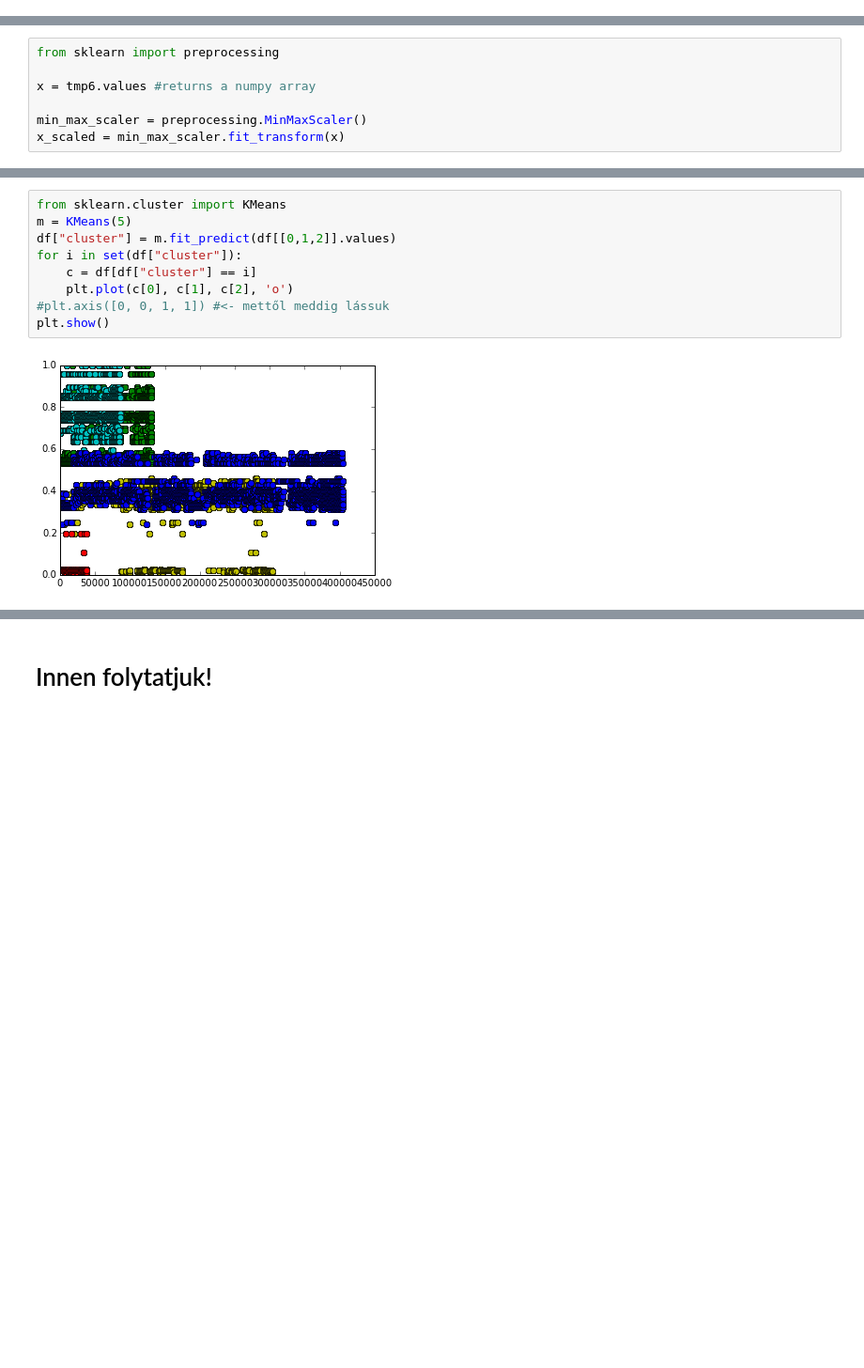
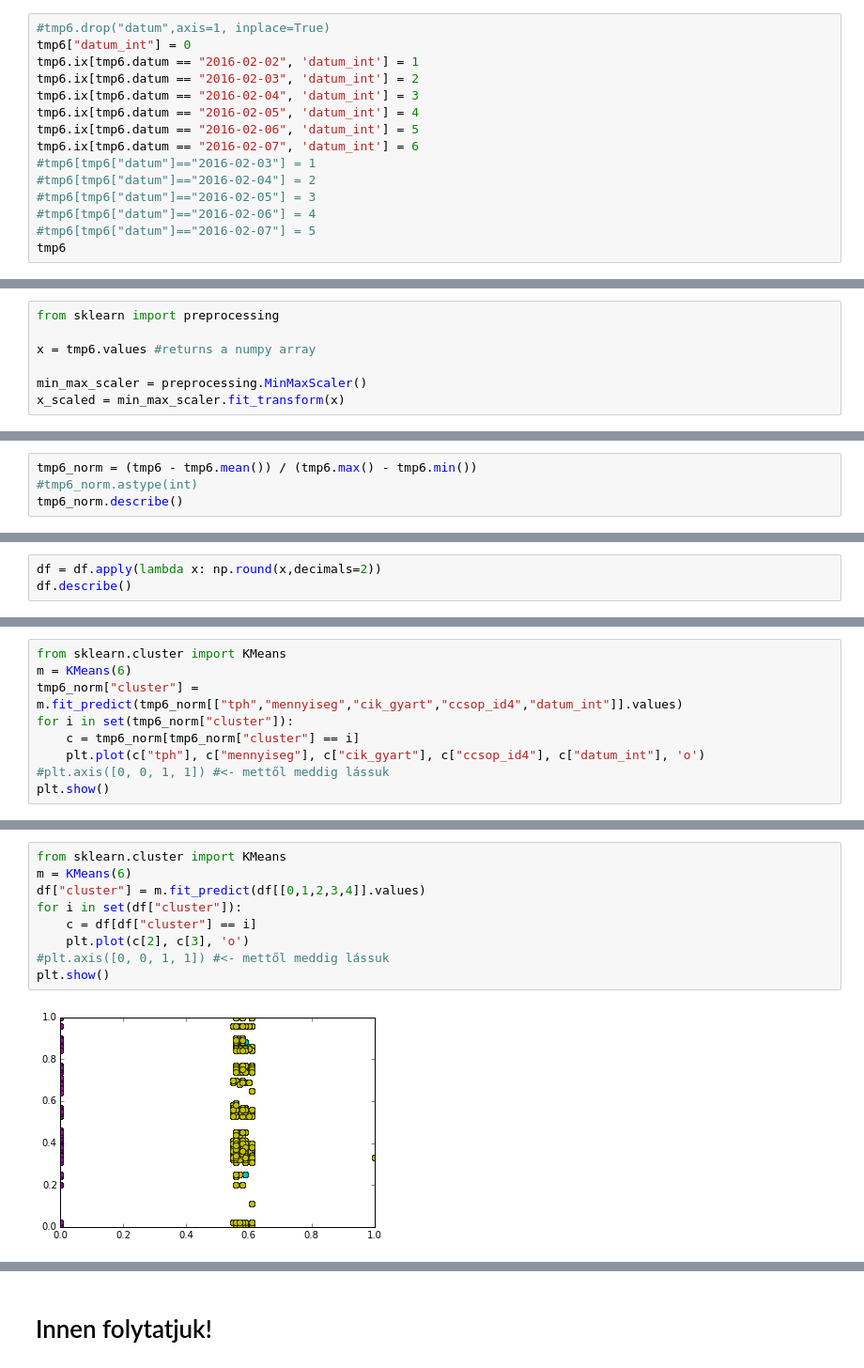
Before and after one commit to illenyi/adatbanyaszkodas, a Jupyter notebook: Adatbányászat-új-vizeken.ipynb, the cells around one changed output, grey strips where cells are left out. Shown: that part at 94% size. Cells and saved outputs as stored; diff of their text form; blank space fills up the shorter version.

```diff
--- a/Adatbányászat-új-vizeken.ipynb
+++ b/Adatbányászat-új-vizeken.ipynb
@@ -780,0 +809,15 @@ d.plot(kind='bar')
+# %%
+#tmp6.drop("datum",axis=1, inplace=True)
+tmp6["datum_int"] = 0
+tmp6.ix[tmp6.datum == "2016-02-02", 'datum_int'] = 1
+tmp6.ix[tmp6.datum == "2016-02-03", 'datum_int'] = 2
+tmp6.ix[tmp6.datum == "2016-02-04", 'datum_int'] = 3
+tmp6.ix[tmp6.datum == "2016-02-05", 'datum_int'] = 4
+tmp6.ix[tmp6.datum == "2016-02-06", 'datum_int'] = 5
+tmp6.ix[tmp6.datum == "2016-02-07", 'datum_int'] = 6
+#tmp6[tmp6["datum"]=="2016-02-03"] = 1
+#tmp6[tmp6["datum"]=="2016-02-04"] = 2
+#tmp6[tmp6["datum"]=="2016-02-05"] = 3
+#tmp6[tmp6["datum"]=="2016-02-06"] = 4
+#tmp6[tmp6["datum"]=="2016-02-07"] = 5
+tmp6
@@ -874,0 +915,4 @@ tmp6[tmp6["mennyiseg"]>0]
+# %%
+tmp6_norm = (tmp6 - tmp6.mean()) / (tmp6.max() - tmp6.min())
+#tmp6_norm.astype(int)
+tmp6_norm.describe()
@@ -874,0 +929,3 @@ tmp6[tmp6["mennyiseg"]>0]
+# %%
+df = df.apply(lambda x: np.round(x,decimals=2))
+df.describe()
@@ -874,0 +942,9 @@ tmp6[tmp6["mennyiseg"]>0]
+# %%
+from sklearn.cluster import KMeans
+m = KMeans(6)
+tmp6_norm["cluster"] = m.fit_predict(tmp6_norm[["tph","mennyiseg","cik_gyart","ccsop_id4","datum_int"]].values)
+for i in set(tmp6_norm["cluster"]):
+    c = tmp6_norm[tmp6_norm["cluster"] == i]
+    plt.plot(c["tph"], c["mennyiseg"], c["cik_gyart"], c["ccsop_id4"], c["datum_int"], 'o')
+#plt.axis([0, 0, 1, 1]) #<- mettől meddig lássuk
+plt.show()
@@ -875,11 +974,11 @@ tmp6[tmp6["mennyiseg"]>0]
 # %%
 from sklearn.cluster import KMeans
-m = KMeans(5)
-df["cluster"] = m.fit_predict(df[[0,1,2]].values)
+m = KMeans(6)
+df["cluster"] = m.fit_predict(df[[0,1,2,3,4]].values)
 for i in set(df["cluster"]):
     c = df[df["cluster"] == i]
-    plt.plot(c[0], c[1], c[2], 'o')
+    plt.plot(c[2], c[3], 'o')
 #plt.axis([0, 0, 1, 1]) #<- mettől meddig lássuk
 plt.show()
 # %% [output]
-[figure, old version]
+[figure, new version]
```
Also changed, not shown: parts of 20 cells of this notebook.
